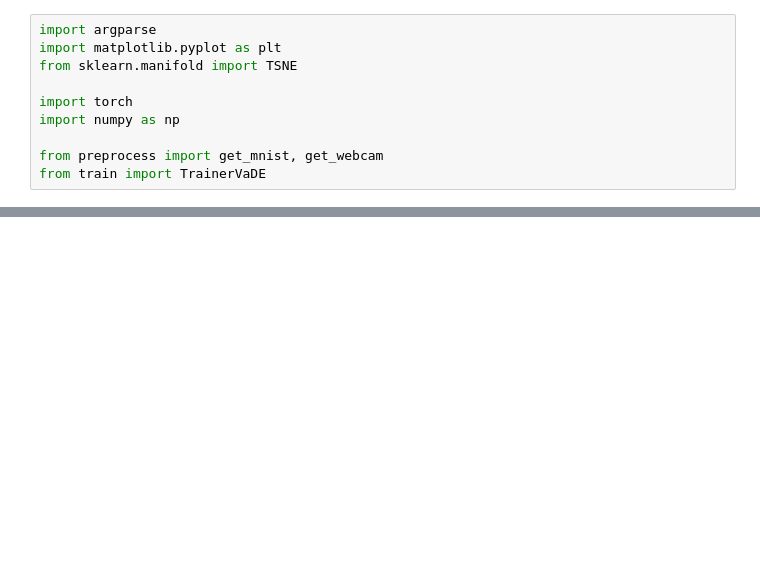
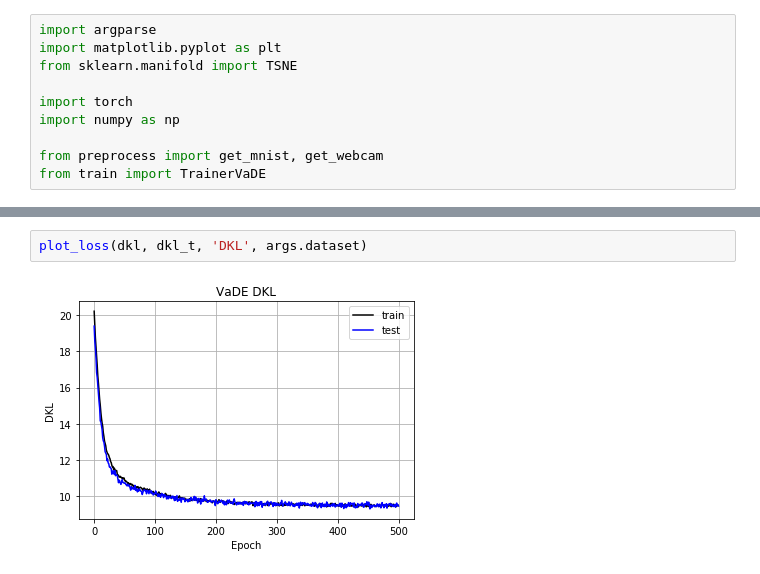
Before and after one commit to mperezcarrasco/Pytorch-SS-VaDE, a Jupyter notebook: VaDE Testing.ipynb, the cells around one changed output, grey strips where cells are left out. Drawn from its saved outputs; the diff is of its cells as text; blank space fills up the shorter version.

```diff
--- a/VaDE Testing.ipynb
+++ b/VaDE Testing.ipynb
@@ -131,0 +170,4 @@ plot_tsne(z_embedded, y, classes)
+# %%
+plot_loss(dkl, dkl_t, 'DKL', args.dataset)
+# %% [output]
+[figure, added]
```
Also changed, not shown: parts of 9 cells of this notebook, 6 other files.
